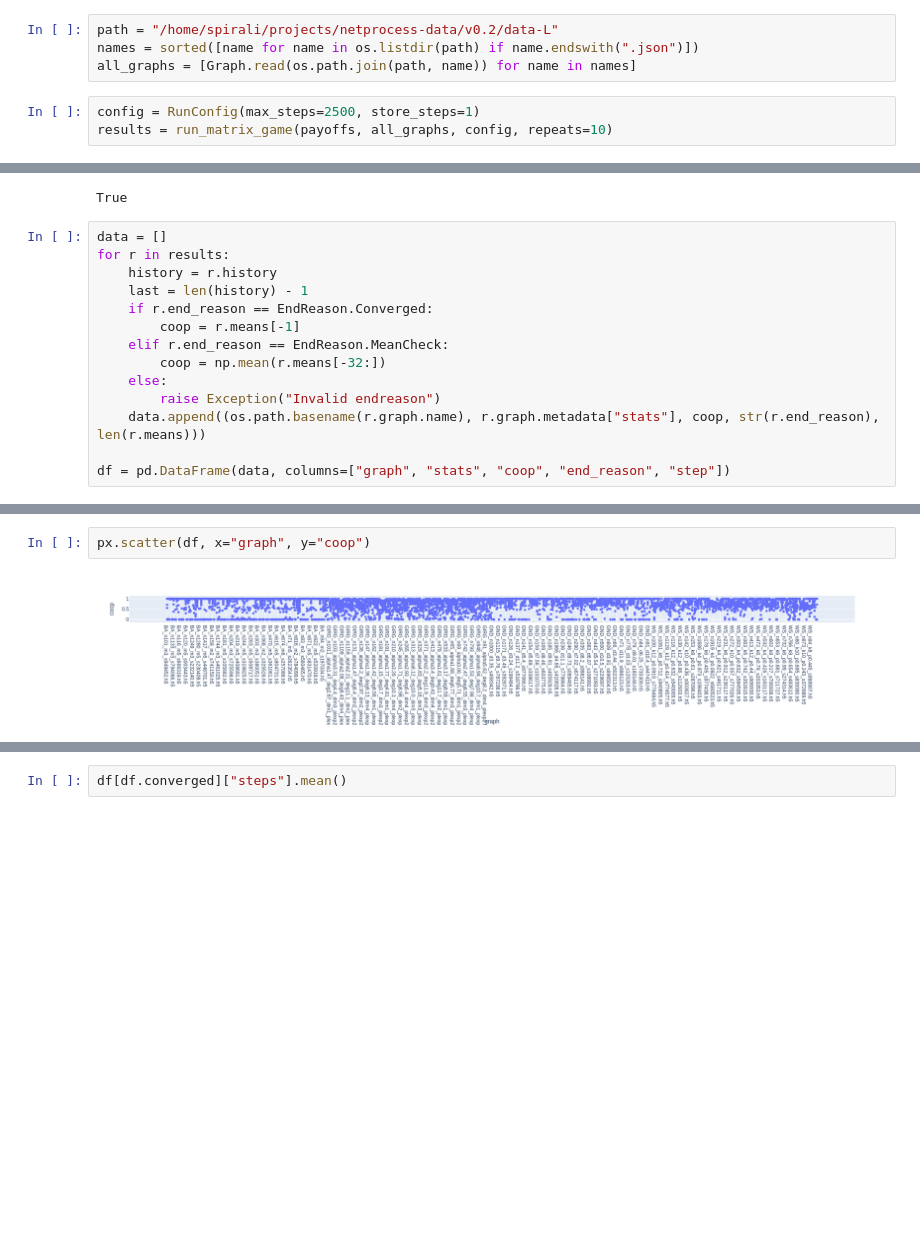
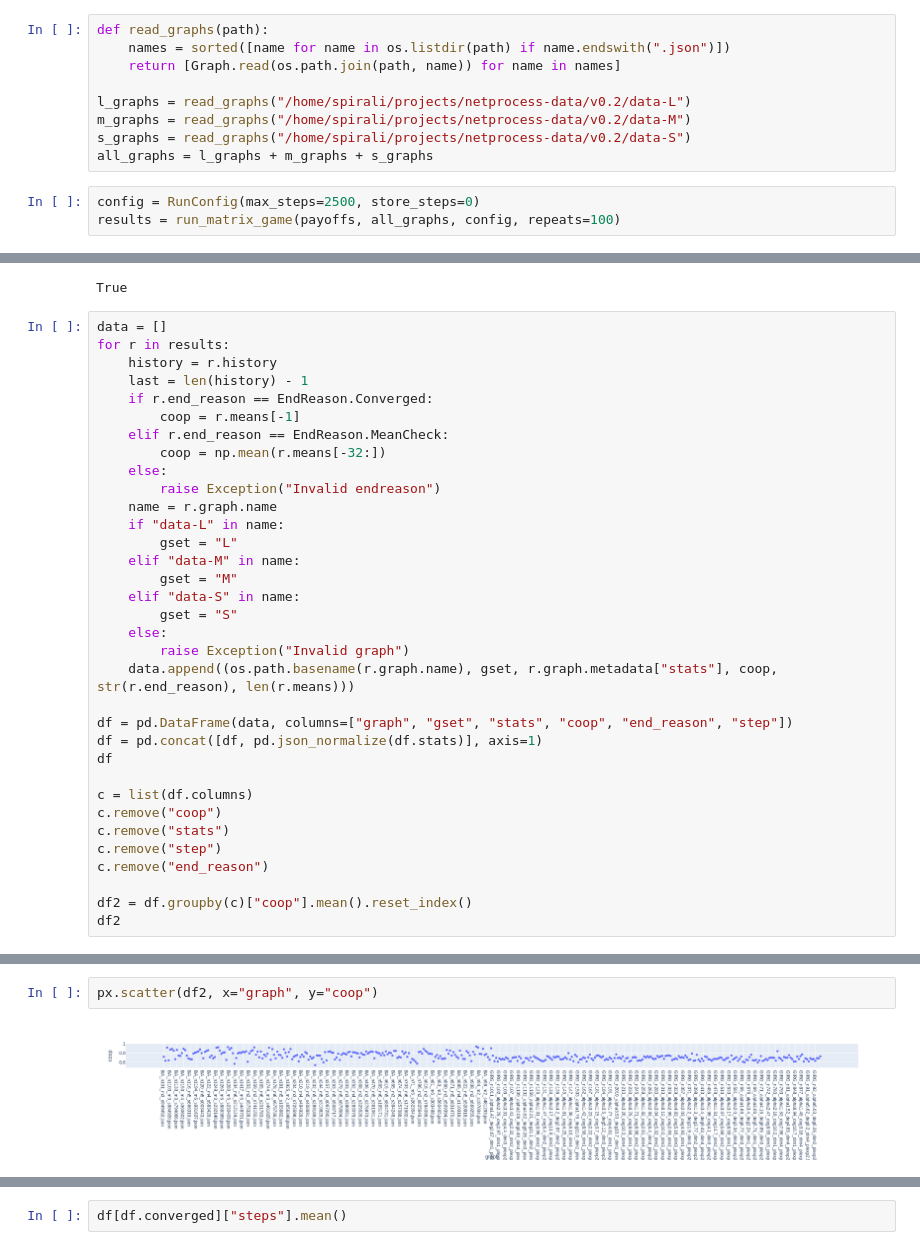
Before and after one commit to spirali/pon, a Jupyter notebook: Untitled.ipynb, the cells around one changed output, grey strips where cells are left out. Saved outputs shown, nothing was run; the diff lists cells and outputs as text; blank space fills up the shorter version.

```diff
--- a/Untitled.ipynb
+++ b/Untitled.ipynb
@@ -20,10 +20,15 @@ config = RunConfig(max_steps=5000, store_steps=20)
 payoffs = [[4.0, 1.0], [3.0, 2.0]]
 #payoffs = [[-10.0, -10.0], [10.0, 2.0]]
 # %%
-path = "/home/spirali/projects/netprocess-data/v0.2/data-L"
-names = sorted([name for name in os.listdir(path) if name.endswith(".json")])
-all_graphs = [Graph.read(os.path.join(path, name)) for name in names]
+def read_graphs(path):
+    names = sorted([name for name in os.listdir(path) if name.endswith(".json")])
+    return [Graph.read(os.path.join(path, name)) for name in names]
+
+l_graphs = read_graphs("/home/spirali/projects/netprocess-data/v0.2/data-L")
+m_graphs = read_graphs("/home/spirali/projects/netprocess-data/v0.2/data-M")
+s_graphs = read_graphs("/home/spirali/projects/netprocess-data/v0.2/data-S")
+all_graphs = l_graphs + m_graphs + s_graphs
 # %%
-config = RunConfig(max_steps=2500, store_steps=1)
-results = run_matrix_game(payoffs, all_graphs, config, repeats=10)
+config = RunConfig(max_steps=2500, store_steps=0)
+results = run_matrix_game(payoffs, all_graphs, config, repeats=100)
 # %% [output]
@@ -65,6 +70,26 @@ for r in results:
         coop = np.mean(r.means[-32:])
     else:
         raise Exception("Invalid endreason")
-    data.append((os.path.basename(r.graph.name), r.graph.metadata["stats"], coop, str(r.end_reason), len(r.means)))
+    name = r.graph.name
+    if "data-L" in name:
+        gset = "L"
+    elif "data-M" in name:
+        gset = "M"
+    elif "data-S" in name:
+        gset = "S"
+    else:
+        raise Exception("Invalid graph")
+    data.append((os.path.basename(r.graph.name), gset, r.graph.metadata["stats"], coop, str(r.end_reason), len(r.means)))
 
-df = pd.DataFrame(data, columns=["graph", "stats", "coop", "end_reason", "step"])
+df = pd.DataFrame(data, columns=["graph", "gset", "stats", "coop", "end_reason", "step"])
+df = pd.concat([df, pd.json_normalize(df.stats)], axis=1)
+df
+
+c = list(df.columns)
+c.remove("coop")
+c.remove("stats")
+c.remove("step")
+c.remove("end_reason")
+
+df2 = df.groupby(c)["coop"].mean().reset_index()
+df2
@@ -71,4 +123,4 @@ df = pd.DataFrame(data, columns=["graph", "stats", "coop", "end_reason", "step"]
 # %%
-px.scatter(df, x="graph", y="coop")
+px.scatter(df2, x="graph", y="coop")
 # %% [output]
-[figure, old version]
+[figure, new version]
```
Also changed, not shown: parts of 8 cells of this notebook, 1 other file.
